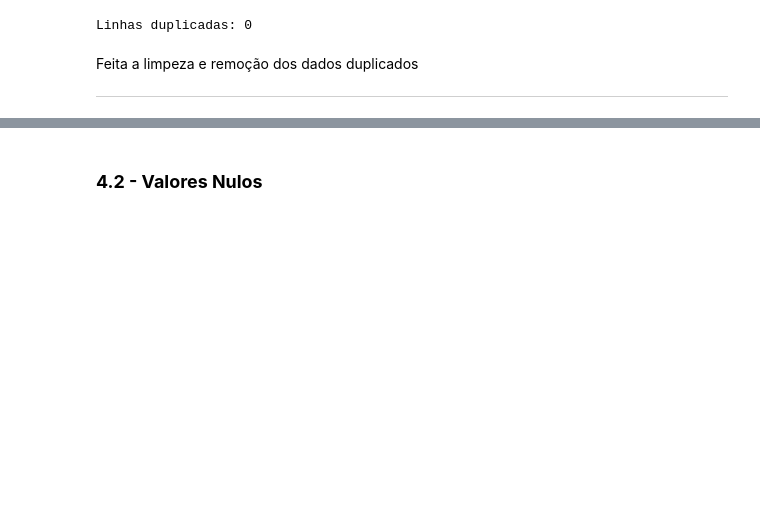
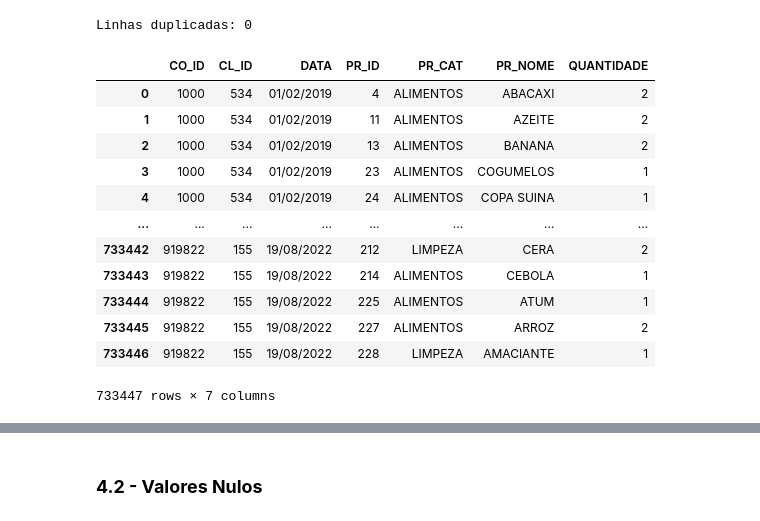
Before and after one commit to KrathK9722/Analise-de-Dados-Python-Projeto-Avaliativo-M1W07, a Jupyter notebook: Analise_Google_COLAB.ipynb, the cells around one changed output, grey strips where cells are left out. Drawn from its saved outputs; the diff is of its cells as text; code cells hidden in the pictures; blank space fills up the shorter version.

```diff
--- a/Analise_Google_COLAB.ipynb
+++ b/Analise_Google_COLAB.ipynb
@@ -112,0 +154,9 @@ dados = dados.drop_duplicates()
+# %%
+dados_com_quantidade = dados_modificados.groupby(
+    ["CO_ID", "CL_ID", "DATA", "PR_ID", "PR_CAT", "PR_NOME"],
+    as_index=False,
+    dropna=False
+).size()
+
+# Renomeia a coluna criada pelo .size() pra um nome mais claro
+dados_com_quantidade = dados_com_quantidade.rename(columns={"size": "QUANTIDADE"})
@@ -115,7 +167,19 @@ duplicados_limpos = dados.duplicated()
 print(f"Linhas duplicadas: {duplicados_limpos.sum()}")
 # %% [output]
 Linhas duplicadas: 0
-# %% [markdown]
-Feita a limpeza e remoção dos dados duplicados
-
----
+# %%
+dados_com_quantidade
+# %% [output]
+|  | CO_ID | CL_ID | DATA | PR_ID | PR_CAT | PR_NOME | QUANTIDADE |
+| 0 | 1000 | 534 | 01/02/2019 | 4 | ALIMENTOS | ABACAXI | 2 |
+| 1 | 1000 | 534 | 01/02/2019 | 11 | ALIMENTOS | AZEITE | 2 |
+| 2 | 1000 | 534 | 01/02/2019 | 13 | ALIMENTOS | BANANA | 2 |
+| 3 | 1000 | 534 | 01/02/2019 | 23 | ALIMENTOS | COGUMELOS | 1 |
+| 4 | 1000 | 534 | 01/02/2019 | 24 | ALIMENTOS | COPA SUINA | 1 |
+| ... | ... | ... | ... | ... | ... | ... | ... |
+| 733442 | 919822 | 155 | 19/08/2022 | 212 | LIMPEZA | CERA | 2 |
+| 733443 | 919822 | 155 | 19/08/2022 | 214 | ALIMENTOS | CEBOLA | 1 |
+| 733444 | 919822 | 155 | 19/08/2022 | 225 | ALIMENTOS | ATUM | 1 |
+| 733445 | 919822 | 155 | 19/08/2022 | 227 | ALIMENTOS | ARROZ | 2 |
+| 733446 | 919822 | 155 | 19/08/2022 | 228 | LIMPEZA | AMACIANTE | 1 |
+733447 rows × 7 columns
```
Also changed, not shown: parts of 36 cells of this notebook.
